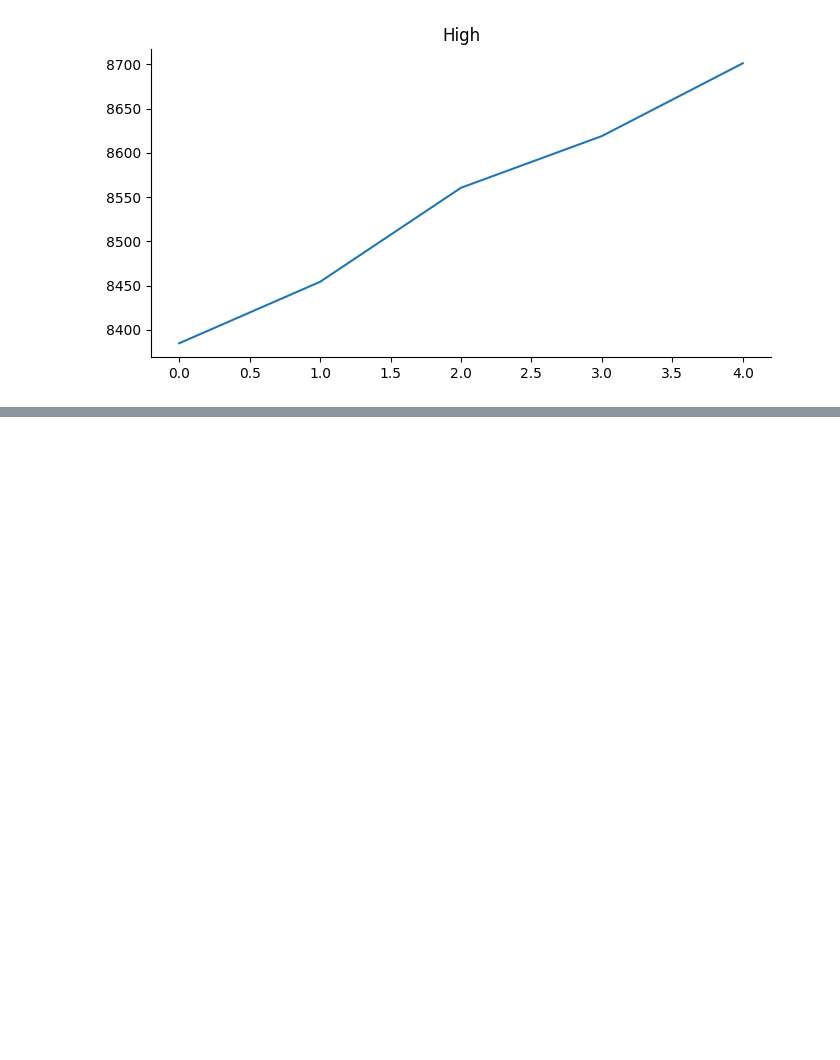
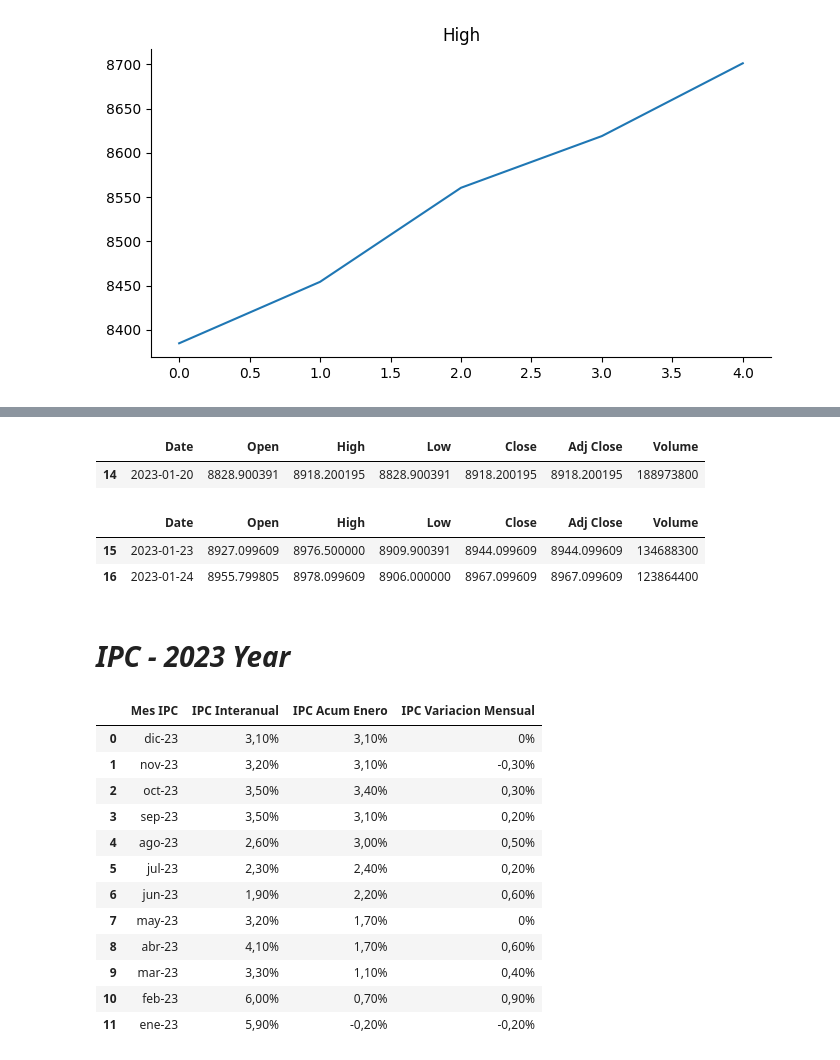
Before and after one commit to Manilab2309/ia-machine-learning, a Jupyter notebook: lab/NB_analyst_broker_operations.ipynb, the cells around one changed output, grey strips where cells are left out. Saved outputs shown, nothing was run; the diff lists cells and outputs as text; code cells hidden in the pictures; blank space fills up the shorter version.

```diff
--- a/lab/NB_analyst_broker_operations.ipynb
+++ b/lab/NB_analyst_broker_operations.ipynb
@@ -127,0 +162,35 @@ plt.gca().spines[['top', 'right']].set_visible(False)
+# %%
+#get a specific date
+segment_df.loc[segment_df['Date'] == '2023-01-20']
+# %% [output]
+|  | Date | Open | High | Low | Close | Adj Close | Volume |
+| 14 | 2023-01-20 | 8828.900391 | 8918.200195 | 8828.900391 | 8918.200195 | 8918.200195 | 188973800 |
+# %%
+#get a range dates over other in the segmented dataframe
+segment_df.loc[segment_df['Date'] > '2023-01-20']
+# %% [output]
+|  | Date | Open | High | Low | Close | Adj Close | Volume |
+| 15 | 2023-01-23 | 8927.099609 | 8976.500000 | 8909.900391 | 8944.099609 | 8944.099609 | 134688300 |
+| 16 | 2023-01-24 | 8955.799805 | 8978.099609 | 8906.000000 | 8967.099609 | 8967.099609 | 123864400 |
+# %% [markdown]
+# ***IPC - 2023 Year***
+# %%
+# Read from local slave directory (ephimeral) in this example we added two interesting clauses
+# - on_bad_lines='skip' --> Very useful to force read csv files
+# - sep = ';'           --> To customize char delimiter, by default is , When you get csv from excel, its set ; as delimiter then conflicts with panda parser.
+df_ipc_2023 = pd.read_csv('https://raw.githubusercontent.com/Manilab2309/ia-machine-learning/main/samples/IPC-2023.csv', on_bad_lines='skip', sep = ';')
+df_ipc_2023
+# %% [output]
+|  | Mes IPC | IPC Interanual | IPC Acum Enero | IPC Variacion Mensual |
+| 0 | dic-23 | 3,10% | 3,10% | 0% |
+| 1 | nov-23 | 3,20% | 3,10% | -0,30% |
+| 2 | oct-23 | 3,50% | 3,40% | 0,30% |
+| 3 | sep-23 | 3,50% | 3,10% | 0,20% |
+| 4 | ago-23 | 2,60% | 3,00% | 0,50% |
+| 5 | jul-23 | 2,30% | 2,40% | 0,20% |
+| 6 | jun-23 | 1,90% | 2,20% | 0,60% |
+| 7 | may-23 | 3,20% | 1,70% | 0% |
+| 8 | abr-23 | 4,10% | 1,70% | 0,60% |
+| 9 | mar-23 | 3,30% | 1,10% | 0,40% |
+| 10 | feb-23 | 6,00% | 0,70% | 0,90% |
+| 11 | ene-23 | 5,90% | -0,20% | -0,20% |
```
Also changed, not shown: parts of 6 cells of this notebook.
